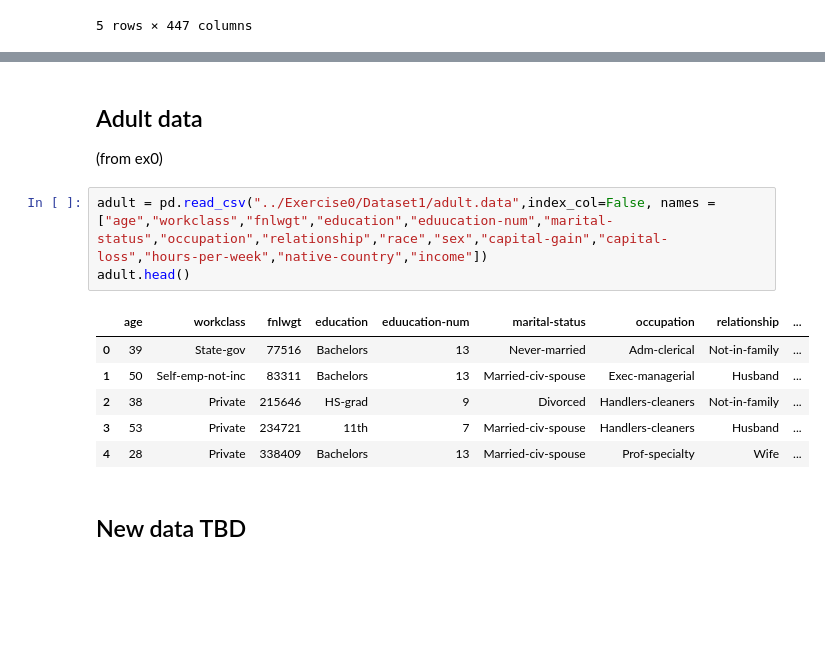
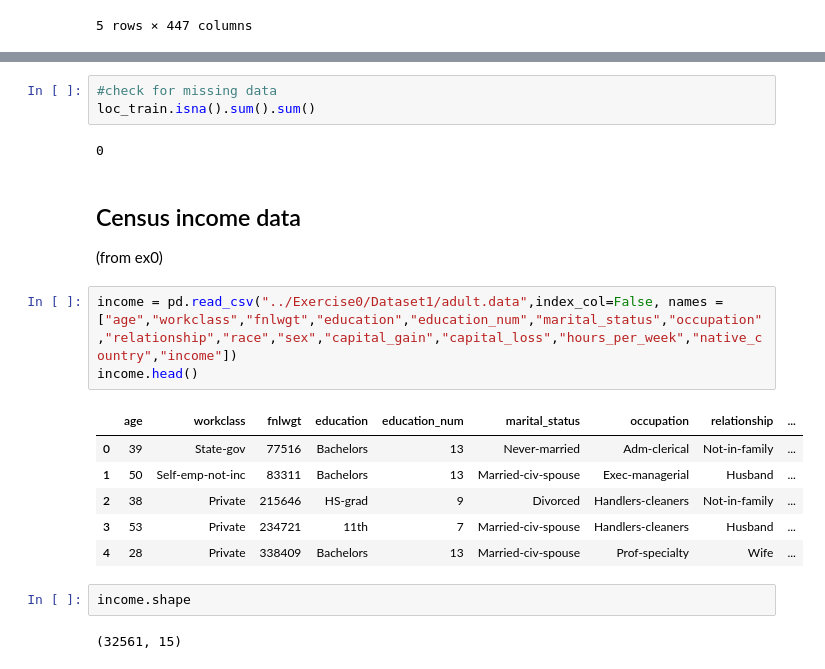
Before and after one commit to EmilDaub/Machine-Learning, a Jupyter notebook: Exercise1/ex1_aileen.ipynb, the cells around one changed output, grey strips where cells are left out. Saved outputs shown, nothing was run; the diff lists cells and outputs as text; blank space fills up the shorter version.

```diff
--- a/Exercise1/ex1_aileen.ipynb
+++ b/Exercise1/ex1_aileen.ipynb
@@ -330,16 +504,23 @@ loc_test.head()
+# %%
+#check for missing data
+loc_train.isna().sum().sum()
+# %% [output]
+0
 # %% [markdown]
-## Adult data
+## Census income data
 
 (from ex0)
 # %%
-adult = pd.read_csv("../Exercise0/Dataset1/adult.data",index_col=False, names = ["age","workclass","fnlwgt","education","eduucation-num","marital-status","occupation","relationship","race","sex","capital-gain","capital-loss","hours-per-week","native-country","income"])
-adult.head()
+income = pd.read_csv("../Exercise0/Dataset1/adult.data",index_col=False, names = ["age","workclass","fnlwgt","education","education_num","marital_status","occupation","relationship","race","sex","capital_gain","capital_loss","hours_per_week","native_country","income"])
+income.head()
 # %% [output]
-|  | age | workclass | fnlwgt | education | eduucation-num | marital-status | occupation | relationship | ... |
+|  | age | workclass | fnlwgt | education | education_num | marital_status | occupation | relationship | ... |
 | 0 | 39 | State-gov | 77516 | Bachelors | 13 | Never-married | Adm-clerical | Not-in-family | ... |
 | 1 | 50 | Self-emp-not-inc | 83311 | Bachelors | 13 | Married-civ-spouse | Exec-managerial | Husband | ... |
 | 2 | 38 | Private | 215646 | HS-grad | 9 | Divorced | Handlers-cleaners | Not-in-family | ... |
 | 3 | 53 | Private | 234721 | 11th | 7 | Married-civ-spouse | Handlers-cleaners | Husband | ... |
 | 4 | 28 | Private | 338409 | Bachelors | 13 | Married-civ-spouse | Prof-specialty | Wife | ... |
-# %% [markdown]
-## New data TBD
+# %%
+income.shape
+# %% [output]
+(32561, 15)
```
Also changed, not shown: parts of 56 cells of this notebook, 1 other file.
